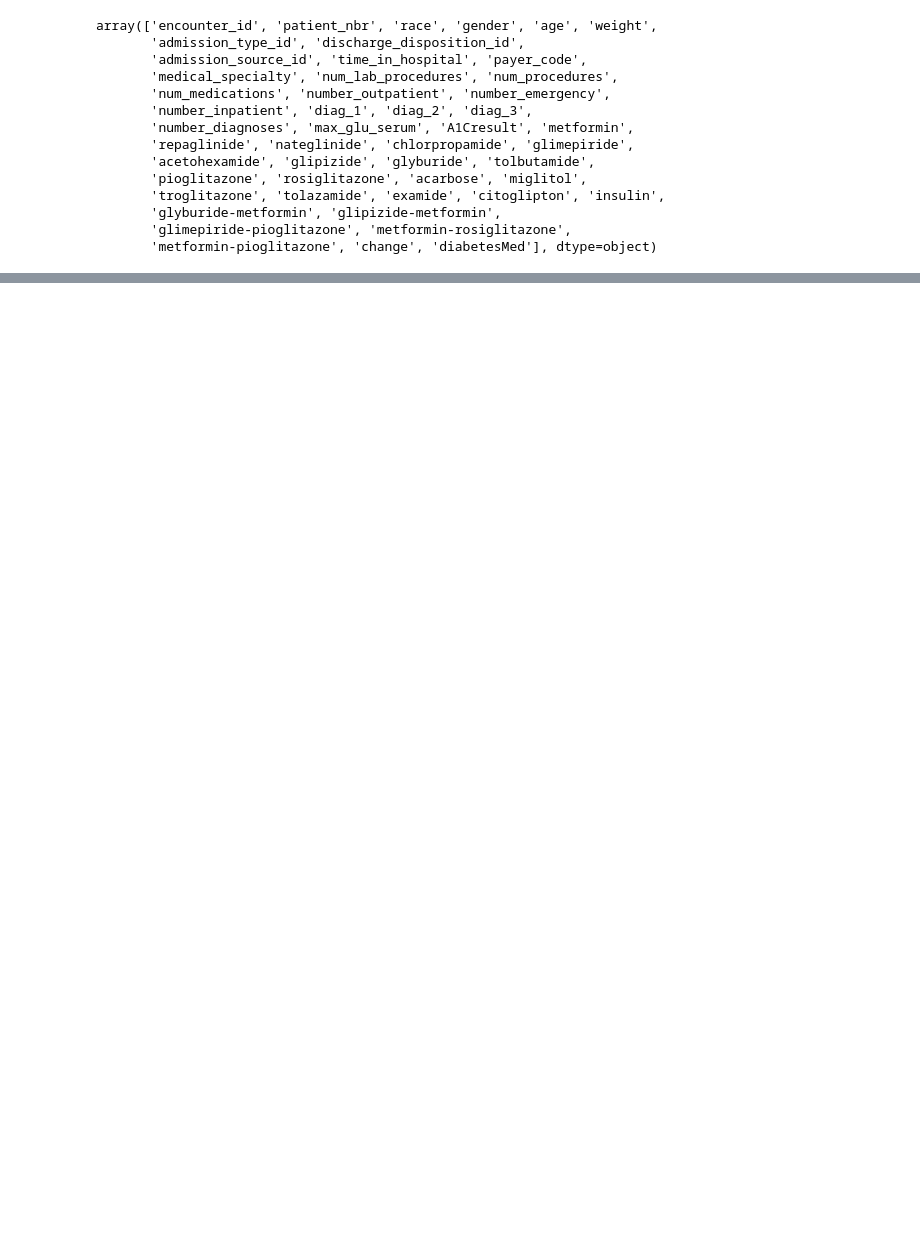
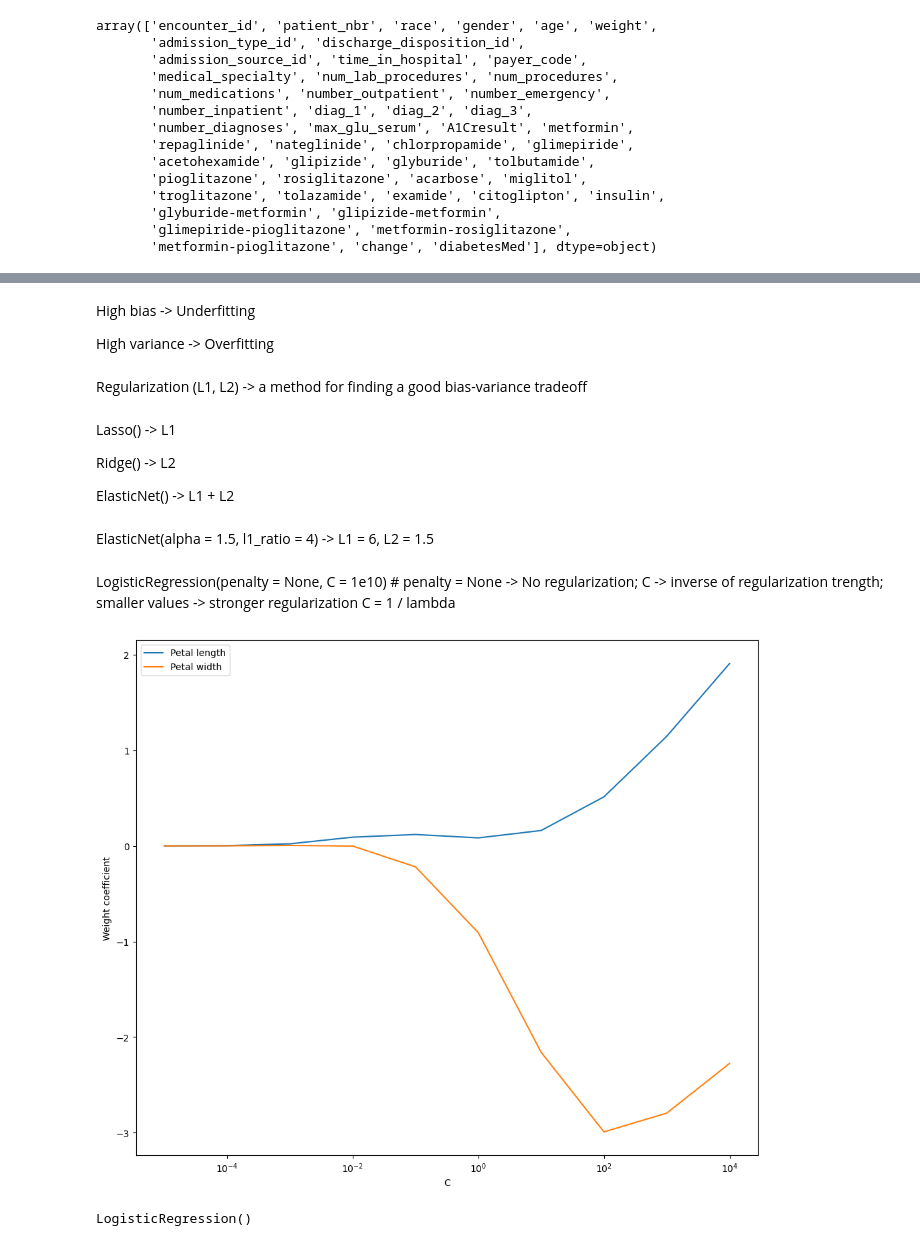
Before and after one commit to di-ton/Machine-Learning, a Jupyter notebook: Model-Training-and-Improvement/model_training_and_improvement.ipynb, the cells around one changed output, grey strips where cells are left out. Cells and saved outputs as stored; diff of their text form; code cells hidden in the pictures; blank space fills up the shorter version.

```diff
--- a/Model-Training-and-Improvement/model_training_and_improvement.ipynb
+++ b/Model-Training-and-Improvement/model_training_and_improvement.ipynb
@@ -573,0 +613,42 @@ array(['NO', 'NO', 'NO', '>30', '>30', 'NO', '>30', 'NO', '>30', '>30'],
+# %% [markdown]
+High bias -> Underfitting
+
+High variance -> Overfitting
+# %% [markdown]
+Regularization (L1, L2) -> a method for finding a good bias-variance tradeoff
+# %% [markdown]
+Lasso() -> L1
+
+Ridge() -> L2
+
+ElasticNet() -> L1 + L2
+# %% [markdown]
+ElasticNet(alpha = 1.5, l1_ratio = 4) -> L1 = 6, L2 = 1.5
+# %% [markdown]
+LogisticRegression(penalty = None, C = 1e10) # penalty = None -> No regularization; C -> inverse of regularization trength; smaller values -> stronger regularization C = 1 / lambda
+# %%
+iris = load_iris()
+attributes, labels = iris.data[:, [2, 3]], iris.target
+weights, params = [], []
+for c in np.arange(-5, 5):
+    model = LogisticRegression(C = 10.0 ** c)
+    model.fit(attributes, labels)
+    weights.append(model.coef_[1]) # Display only the second class
+    params.append(10.0 ** c)
+
+weights = np.array(weights)
+
+plt.figure(figsize=(12, 10))
+plt.plot(params, weights[:, 0], label = "Petal length")
+plt.plot(params, weights[:, 1], label = "Petal width")
+plt.xlabel("C")
+plt.ylabel("Weight coefficient")
+plt.xscale("log")
+plt.legend()
+plt.show()
+# %% [output]
+[figure, added]
+# %%
+pipeline["classifier"]
+# %% [output]
+LogisticRegression()
```
Also changed, not shown: parts of 89 cells of this notebook, 2 other files.
